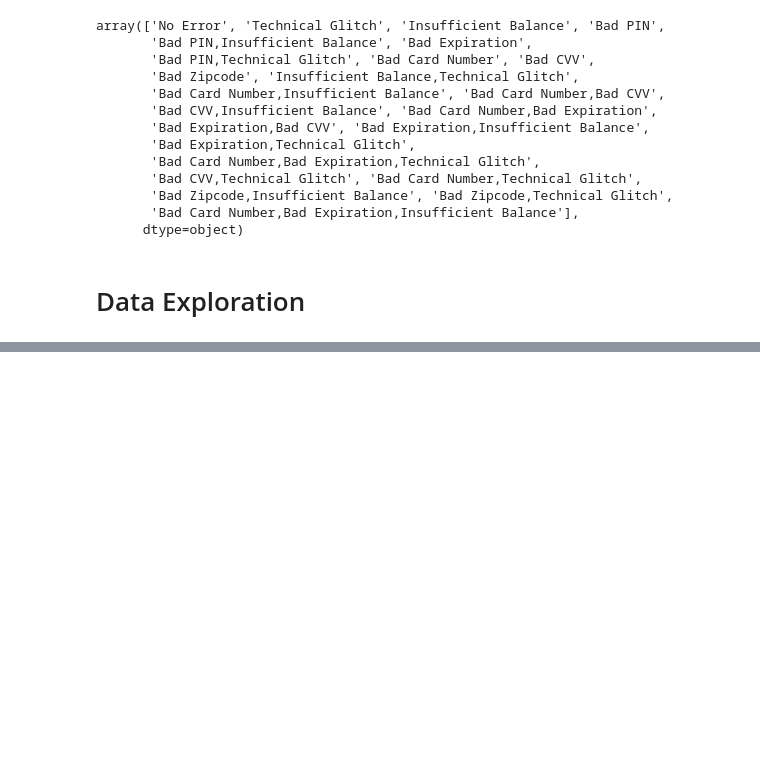
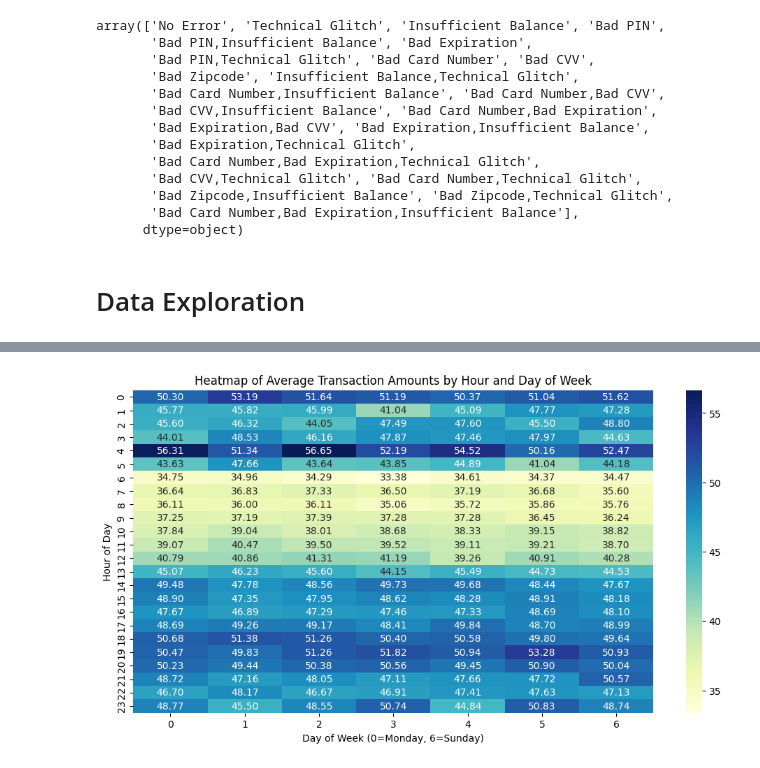
Before and after one commit to Rodney864/Datamining, a Jupyter notebook: FinancialData.ipynb/FinancialData.ipynb, the cells around one changed output, grey strips where cells are left out. Saved outputs shown, nothing was run; the diff lists cells and outputs as text; code cells hidden in the pictures; blank space fills up the shorter version.

```diff
--- a/FinancialData.ipynb/FinancialData.ipynb
+++ b/FinancialData.ipynb/FinancialData.ipynb
@@ -229,0 +261,21 @@ plt.show()
+# %%
+# Heatmap of hours of day vs day of week for transaction amounts
+# --- IGNORE ---
+import seaborn as sns
+# --- IGNORE ---
+sample_df['Hour'] = sample_df['DateTime'].dt.hour
+sample_df['DayOfWeek'] = sample_df['DateTime'].dt.dayofweek
+heatmap_data = sample_df.pivot_table(
+    index='Hour',
+    columns='DayOfWeek',
+    values='Amount',
+    aggfunc='mean'
+)
+plt.figure(figsize=(12, 6))
+sns.heatmap(heatmap_data, cmap='YlGnBu', annot=True, fmt=".2f")
+plt.title('Heatmap of Average Transaction Amounts by Hour and Day of Week')
+plt.xlabel('Day of Week (0=Monday, 6=Sunday)')
+plt.ylabel('Hour of Day')
+plt.show()
+# %% [output]
+[figure, added]
```
Also changed, not shown: parts of 9 cells of this notebook.
